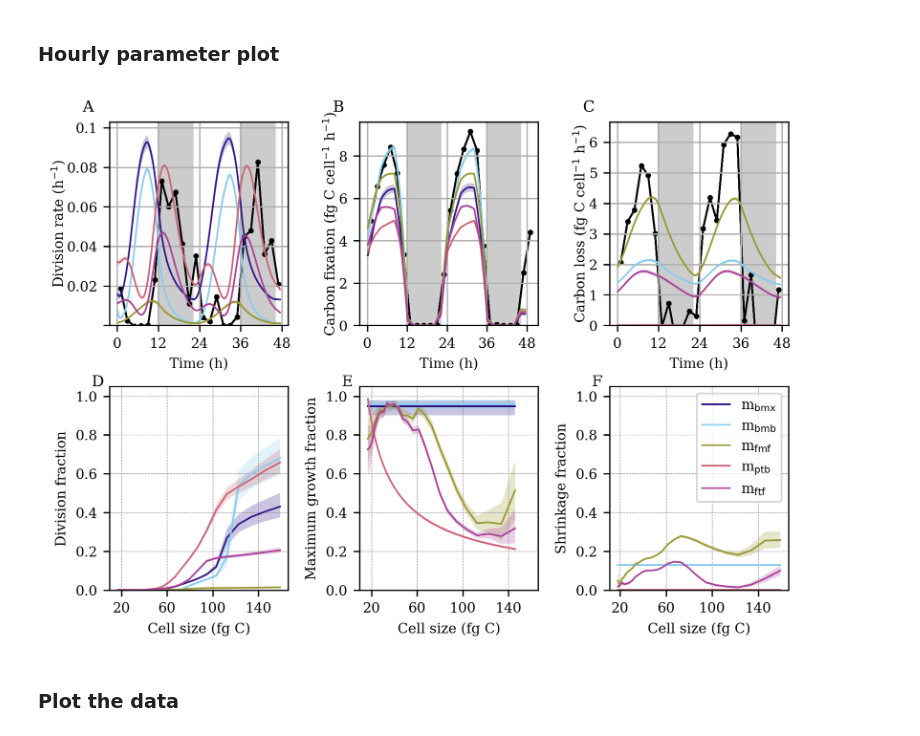
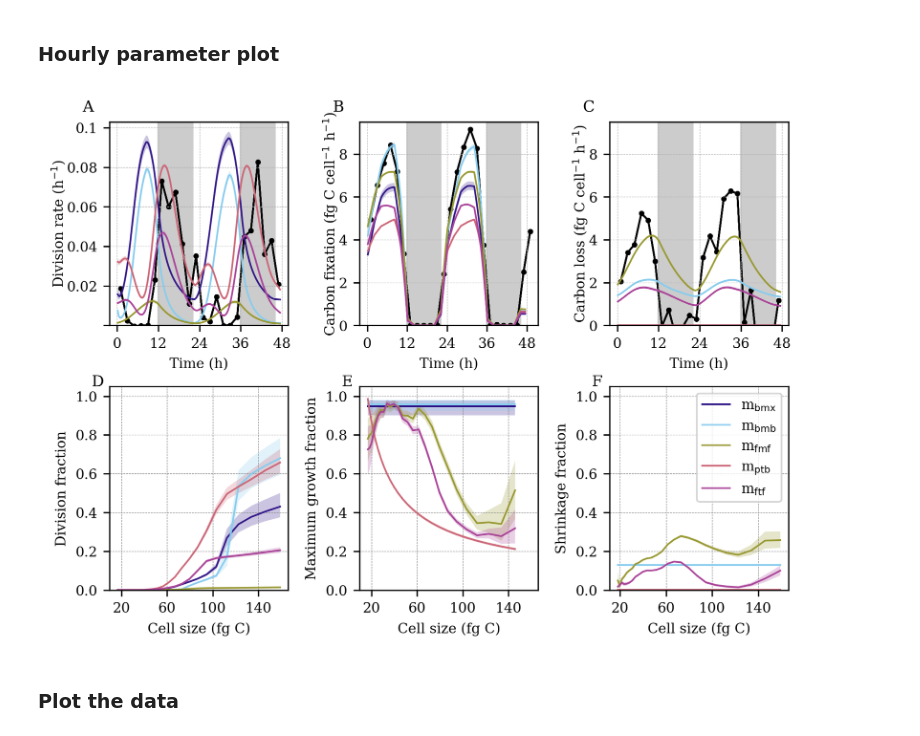
Before and after one commit to CBIOMES/bayesian-matrix-population-model, a Jupyter notebook: notebooks/figures.ipynb, the cells around one changed output. Saved outputs shown, nothing was run; the diff lists cells and outputs as text; code cells hidden in the pictures.

Commit message:
Updated hourly parameter figure; gridlines, match y axis in panels B/C

```diff
--- a/notebooks/figures.ipynb
+++ b/notebooks/figures.ipynb
@@ -584,26 +584,22 @@ for ax, prop in ((ax_hourly_div, 'division'), (ax_hourly_grow, 'growth'),
 #         sc = ax.fill_between(x, qq[0,:], qq[-1,:], alpha=0.25, color=colors_model[model])
         ax.fill_between(x, qq[1,:], qq[-2,:], alpha=0.25, facecolor=colors_model[model])
         ax.plot(x, qq[2,:], color=colors_model[model], lw=1)
-#         ax.errorbar(x=ground_truth[par_string+'_time'], y=ground_truth[par_string],
-#                    yerr=ground_truth[par_string+'_sd'], color='black', marker='o', lw=1,
-#                    markersize=3)
         ax.errorbar(x=ground_truth[par_string+'_time'], y=ground_truth[par_string],
                    yerr=0, color='black', marker='o', lw=1,
                    markersize=2, zorder=-1)
 
     ax.set_ylim(bottom=0.0)
+    if prop == 'growth' or prop == 'respiration':
+        ax.set_ylim(top=9.5)
     ax.set_ylabel(prop_labels[prop], labelpad=0)
     ax.set_xlabel('Time (h)')
-#     ax.set_xticklabels(['{:d}:{:02d}'.format((int(t+8)%24),
-#                                              int(60*(t%1.0)))
-#                         for t in ax.get_xticks()])
     ax.set_xticks([], minor=True)
     ax.set_xticks(np.linspace(0, 48, 5).astype(int), minor=False)
 
     # darkness from 20:00 to 6:00
     ax.axvspan(12, 22, color='0.8', ymax=10, zorder=-1)
     ax.axvspan(36, 46, color='0.8', ymax=10, zorder=-1)
-    ax.grid(True)
+    ax.grid(True, linestyle='--', linewidth=grid_width)
     if prop == 'division':
         yticks = ax.get_yticks()
         yticks_new = [str(np.round(yticks[ii], 2)) if ii > 0 else ''
@@ -732,34 +728,34 @@ for model in temp_mcmcs:
     ax.fill_between(x, qq[1,:], qq[-2,:], alpha=0.25, facecolor=colors_model[model])
     ax.plot(x, qq[2,:], color=colors_model[model], lw=1)
 
 ax.set(ylim=ylim)
 ax.set_xticks([], minor=True)
 ax.set_xticks(major_ticks, minor=False)
 ax.set_xticklabels([str(int(np.round(major_ticks[ii], 0)))
                     for ii in range(len(major_ticks))],
                    minor=False, fontdict={'fontsize': label_fontsize})
 ax.set_xlabel('Cell size (fg C)')
 ax.set_ylabel('Shrinkage fraction')
 ax.text(xtext, ytext, 'F', transform = ax.transAxes, color=text_color,
         fontsize=fontsize,
         path_effects=[pe.Stroke(linewidth=1, foreground='w'), pe.Normal()])
 ax.grid(which=which_grid, axis=grid_axis, color=grid_color, linestyle=grid_style,
         linewidth=grid_width)
 
 ax.legend([desc_model[model].replace(',',',\n') for model in temp_mcmcs],
            ncol=1, fontsize=8, loc='best')
 
 
 plt.subplots_adjust(hspace=0.3, wspace=0.4, left=0.17)
 if save_plots:
     plt.savefig('../figures/zinser_hourly.pdf', bbox_inches='tight', dpi=300)
 plt.show()
 plt.close()
 
 mod_list = ['m_bmx', 'm_bmb', 'm_pmb', 'm_fmb', 'm_fmf', 'm_btb',
             'm_ptb', 'm_ftb', 'm_ftf']
 # %% [output]
-[figure, old version]
+[figure, new version]
 # %% [markdown]
 ### Plot the data
 # %%
```
Also changed, not shown: parts of 1 cell of this notebook, 6 other files.
